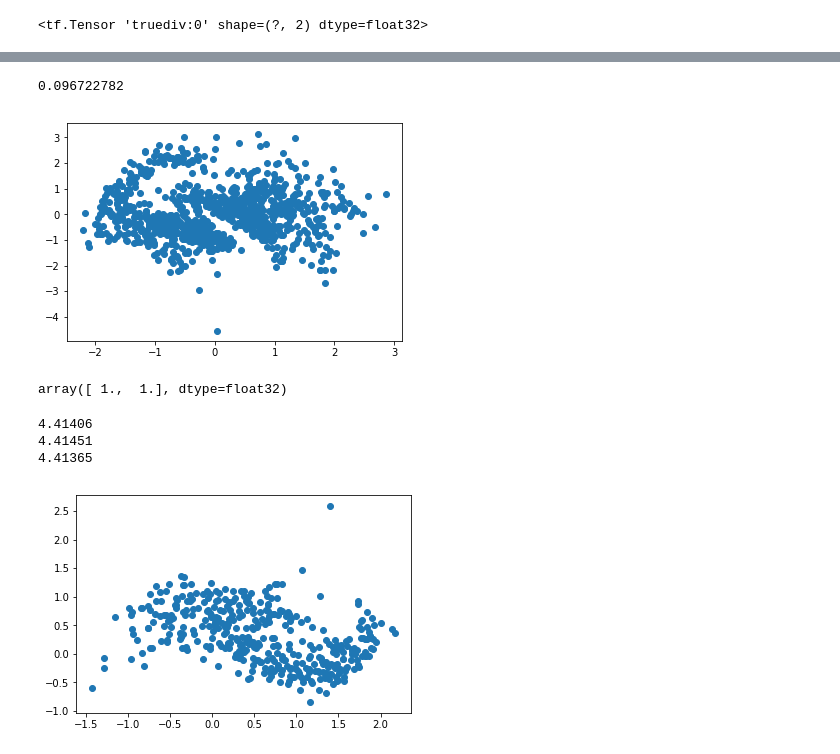
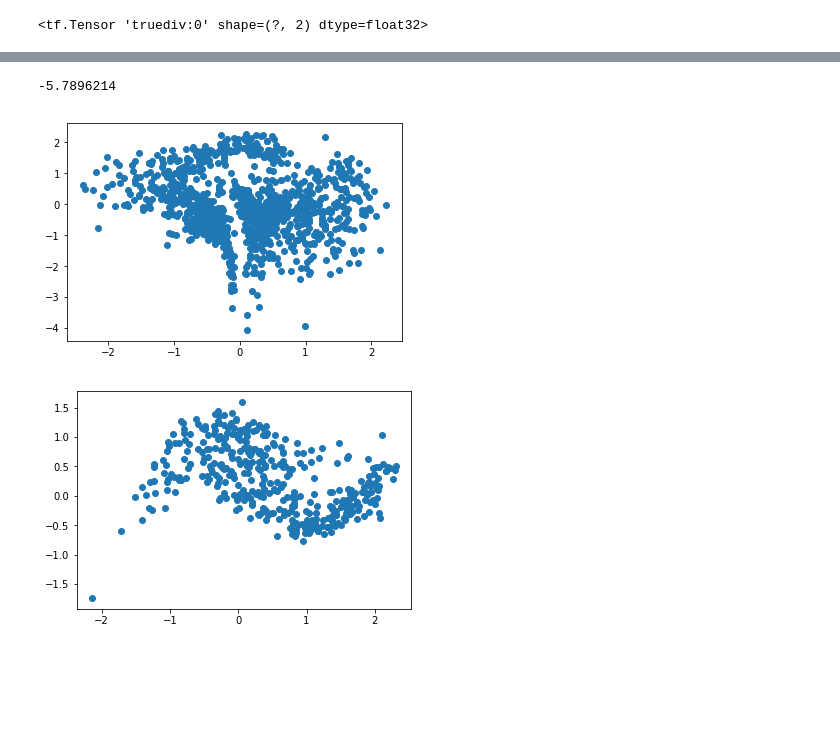
Before and after one commit to npetrenko/real_nvp, a Jupyter notebook: NVP-batchnorm.ipynb, the cells around one changed output, grey strips where cells are left out. Drawn from its saved outputs; the diff is of its cells as text; code cells hidden in the pictures; blank space fills up the shorter version.

```diff
--- a/NVP-batchnorm.ipynb
+++ b/NVP-batchnorm.ipynb
@@ -14,7 +14,7 @@ class BNFlow:
         self.dim = dim
         self.name = name
         self.output = output
-        self.gamma = 0.98
+        self.gamma = 0.99
         if output is not None:
             self.mask = np.zeros(dim, np.bool)
 
@@ -84,9 +84,10 @@ inp = tf.placeholder(tf.float32, [None, 2])
 # %%
 flow = NVPFlow(2, 'init_flow', inp)
 
-for i in range(0, 8):
+for i in range(0, 16):
     flow = NVPFlow(name=str(i))(flow)
-    flow = BNFlow(name=str(i))(flow)
+    if i % 2 == 1:
+        flow = BNFlow(name=str(i))(flow)
 # %%
 flow[-1].output /= 8
 # %%
@@ -124,12 +125,12 @@ sess = tf.InteractiveSession()
 # %%
 tf.global_variables_initializer().run()
 # %%
-logj.eval({inp:X}).mean()
+logj.eval({inp:X, phase: False}).mean()
 # %% [output]
-0.096722782
+-5.7896214
 # %%
-ver = z.eval({inp:X})
+ver = z.eval({inp:X, phase: False})
 plt.scatter(ver[:,0], ver[:,1])
 plt.show()
 # %% [output]
-[figure, old version]
+[figure, new version]
@@ -138,16 +137,9 @@ bn = flows[3]
-# %%
-bn.collected[1].eval()
-# %% [output]
-array([ 1.,  1.], dtype=float32)
 # %%
 for _ in range(1000):
     for _ in range(1000):
+        X, _ = make_moons(n_samples=256, noise=0.13)
         sess.run(train_op, {inp:X})
     print(gain.eval({inp:X}).mean())
-# %% [output]
-4.41406
-4.41451
-4.41365
 # %%
 inverse = flows.apply(inp*8, inverse=True)
 # %%
@@ -159,4 +151,4 @@ restored = restored[np.logical_not(np.any(restored**2 > 10, axis=-1))]
 plt.scatter(restored[:,0], restored[:,1])
 plt.show()
 # %% [output]
-[figure, old version]
+[figure, new version]
```
Also changed, not shown: parts of 4 cells of this notebook.
